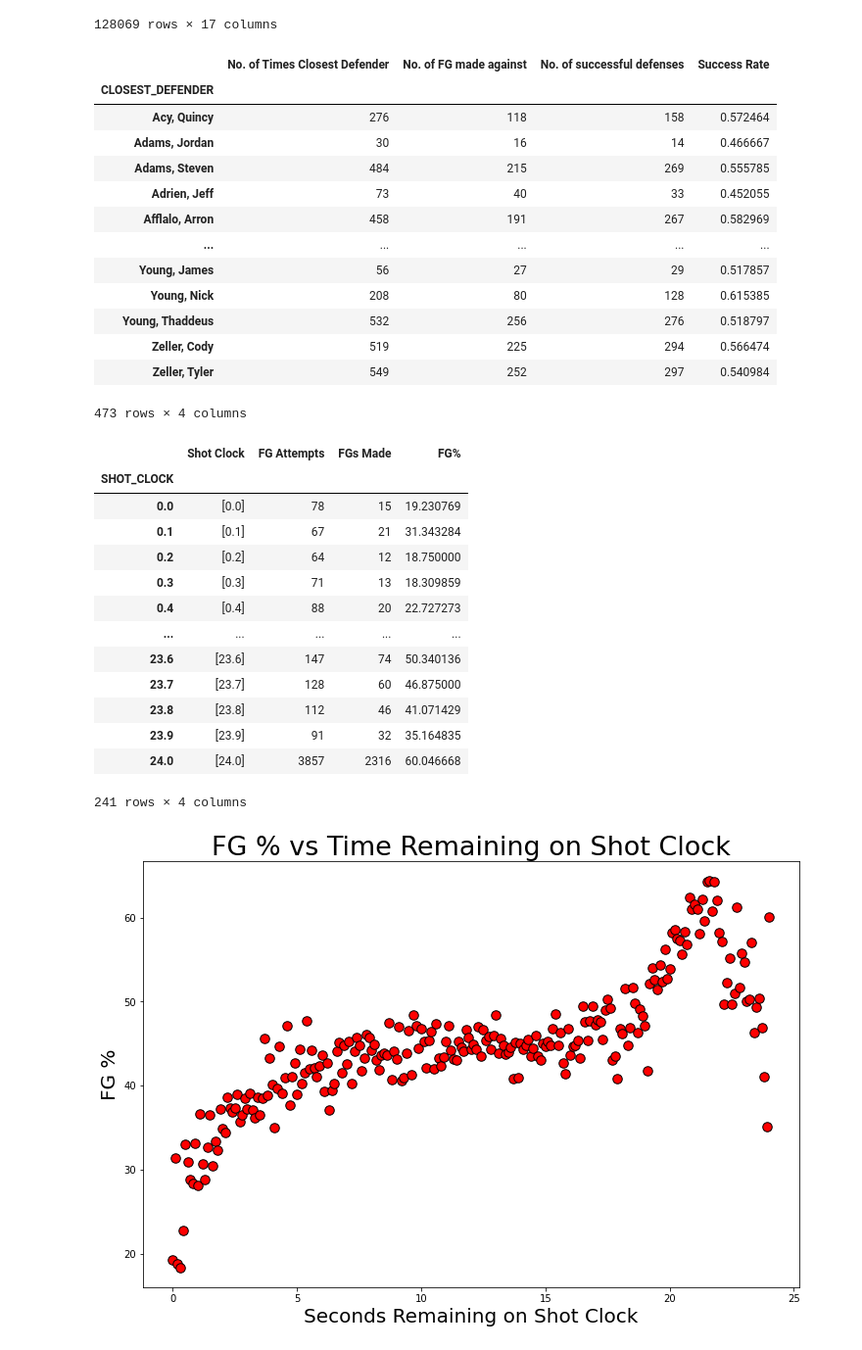
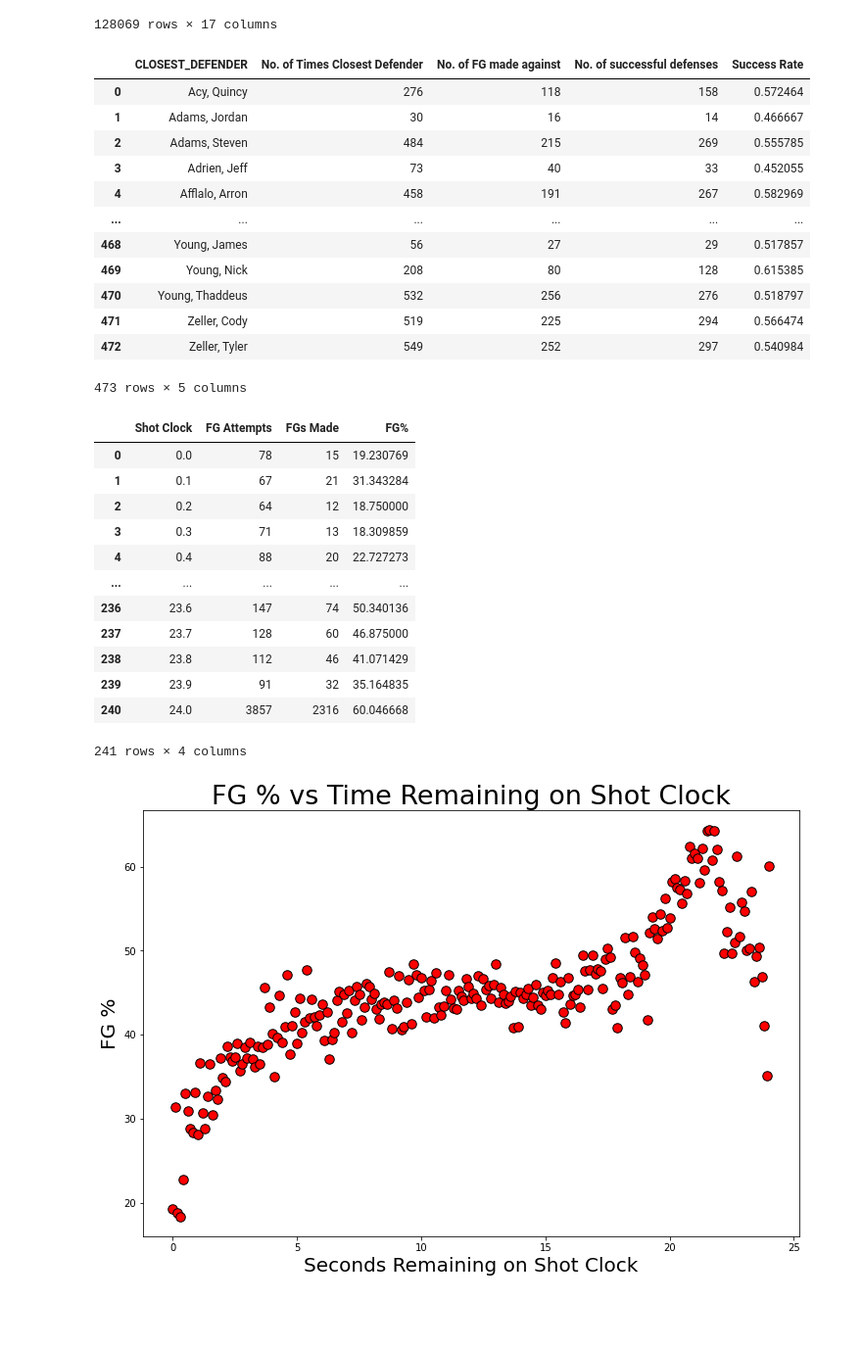
Before and after one commit to briennecole/NBA_Shot_Analysis, a Jupyter notebook: NBA_exploratory_analysis_Pete.ipynb, the cells around one changed output. Shown at 98% size. Drawn from its saved outputs; the diff is of its cells as text; code cells hidden in the pictures; blank space fills up the shorter version.

```diff
--- a/NBA_exploratory_analysis_Pete.ipynb
+++ b/NBA_exploratory_analysis_Pete.ipynb
@@ -152,37 +152,37 @@ cleaned_df
 128069 rows × 17 columns
 # %%
 closest_defender = cleaned_df.groupby(["CLOSEST_DEFENDER"])
-closest_defender2 = closest_defender["CLOSEST_DEFENDER"].unique()
 # closest_defender.head()
 defender_count = closest_defender["CLOSEST_DEFENDER"].count()
 # defender_count
 defender_failure = closest_defender["FGM"].sum()
 defender_success = defender_count - defender_failure
 success_rate = defender_success / defender_count
 
 defender_df = pd.DataFrame({
     "No. of Times Closest Defender": defender_count,
     "No. of FG made against": defender_failure,
     "No. of successful defenses": defender_success,
     "Success Rate": success_rate
 })
 
+defender_df = defender_df.reset_index()
+
 defender_df
 # %% [output]
-|  | No. of Times Closest Defender | No. of FG made against | No. of successful defenses | Success Rate |
-| CLOSEST_DEFENDER |  |  |  |  |
-| Acy, Quincy | 276 | 118 | 158 | 0.572464 |
-| Adams, Jordan | 30 | 16 | 14 | 0.466667 |
-| Adams, Steven | 484 | 215 | 269 | 0.555785 |
-| Adrien, Jeff | 73 | 40 | 33 | 0.452055 |
-| Afflalo, Arron | 458 | 191 | 267 | 0.582969 |
-| ... | ... | ... | ... | ... |
-| Young, James | 56 | 27 | 29 | 0.517857 |
-| Young, Nick | 208 | 80 | 128 | 0.615385 |
-| Young, Thaddeus | 532 | 256 | 276 | 0.518797 |
-| Zeller, Cody | 519 | 225 | 294 | 0.566474 |
-| Zeller, Tyler | 549 | 252 | 297 | 0.540984 |
+|  | CLOSEST_DEFENDER | No. of Times Closest Defender | No. of FG made against | No. of successful defenses | Success Rate |
+| 0 | Acy, Quincy | 276 | 118 | 158 | 0.572464 |
+| 1 | Adams, Jordan | 30 | 16 | 14 | 0.466667 |
+| 2 | Adams, Steven | 484 | 215 | 269 | 0.555785 |
+| 3 | Adrien, Jeff | 73 | 40 | 33 | 0.452055 |
+| 4 | Afflalo, Arron | 458 | 191 | 267 | 0.582969 |
+| ... | ... | ... | ... | ... | ... |
+| 468 | Young, James | 56 | 27 | 29 | 0.517857 |
+| 469 | Young, Nick | 208 | 80 | 128 | 0.615385 |
+| 470 | Young, Thaddeus | 532 | 256 | 276 | 0.518797 |
+| 471 | Zeller, Cody | 519 | 225 | 294 | 0.566474 |
+| 472 | Zeller, Tyler | 549 | 252 | 297 | 0.540984 |
-473 rows × 4 columns
+473 rows × 5 columns
 # %%
 # find all the different timepoints
 shot_clock_timepoints = cleaned_df.groupby(["SHOT_CLOCK"])
@@ -196,27 +196,28 @@ fg_percent = shots_made / shot_clock_shots * 100
 
 # make a new dataframe for graphing
 graph_df = pd.DataFrame({
-    "Shot Clock": shot_clock_remaining,
     "FG Attempts": shot_clock_shots,
     "FGs Made": shots_made,
     "FG%": fg_percent
 })
 
+graph_df = graph_df.reset_index()
+graph_df = graph_df.rename(columns={"SHOT_CLOCK": "Shot Clock"})
+
 graph_df
 # %% [output]
 |  | Shot Clock | FG Attempts | FGs Made | FG% |
-| SHOT_CLOCK |  |  |  |  |
-| 0.0 | [0.0] | 78 | 15 | 19.230769 |
-| 0.1 | [0.1] | 67 | 21 | 31.343284 |
-| 0.2 | [0.2] | 64 | 12 | 18.750000 |
-| 0.3 | [0.3] | 71 | 13 | 18.309859 |
-| 0.4 | [0.4] | 88 | 20 | 22.727273 |
+| 0 | 0.0 | 78 | 15 | 19.230769 |
+| 1 | 0.1 | 67 | 21 | 31.343284 |
+| 2 | 0.2 | 64 | 12 | 18.750000 |
+| 3 | 0.3 | 71 | 13 | 18.309859 |
+| 4 | 0.4 | 88 | 20 | 22.727273 |
 | ... | ... | ... | ... | ... |
-| 23.6 | [23.6] | 147 | 74 | 50.340136 |
-| 23.7 | [23.7] | 128 | 60 | 46.875000 |
-| 23.8 | [23.8] | 112 | 46 | 41.071429 |
-| 23.9 | [23.9] | 91 | 32 | 35.164835 |
-| 24.0 | [24.0] | 3857 | 2316 | 60.046668 |
+| 236 | 23.6 | 147 | 74 | 50.340136 |
+| 237 | 23.7 | 128 | 60 | 46.875000 |
+| 238 | 23.8 | 112 | 46 | 41.071429 |
+| 239 | 23.9 | 91 | 32 | 35.164835 |
+| 240 | 24.0 | 3857 | 2316 | 60.046668 |
 241 rows × 4 columns
 # %%
 fig1, ax1 = plt.subplots(figsize=(12, 8))
```
Also changed, not shown: parts of 5 cells of this notebook, 4 other files.
